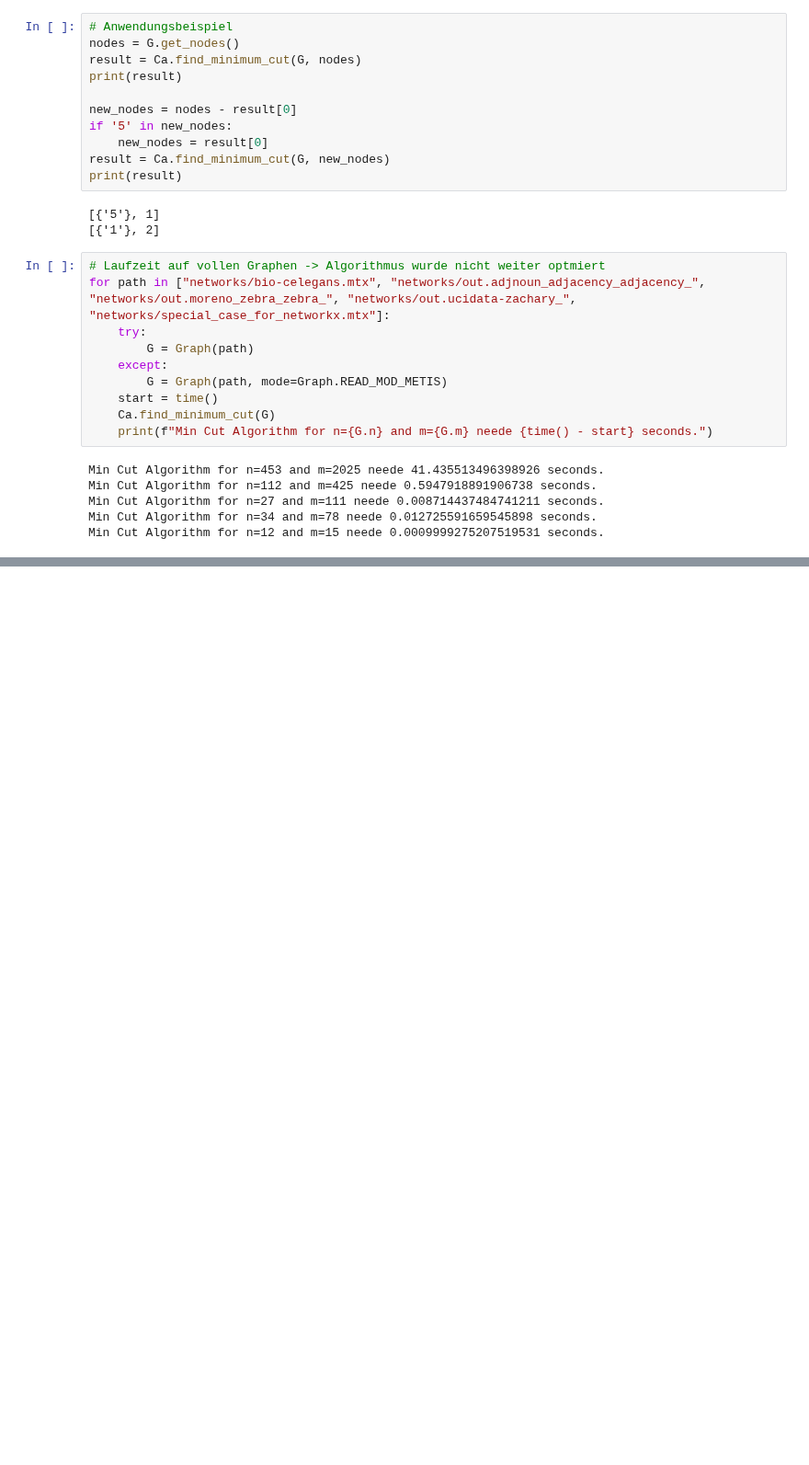
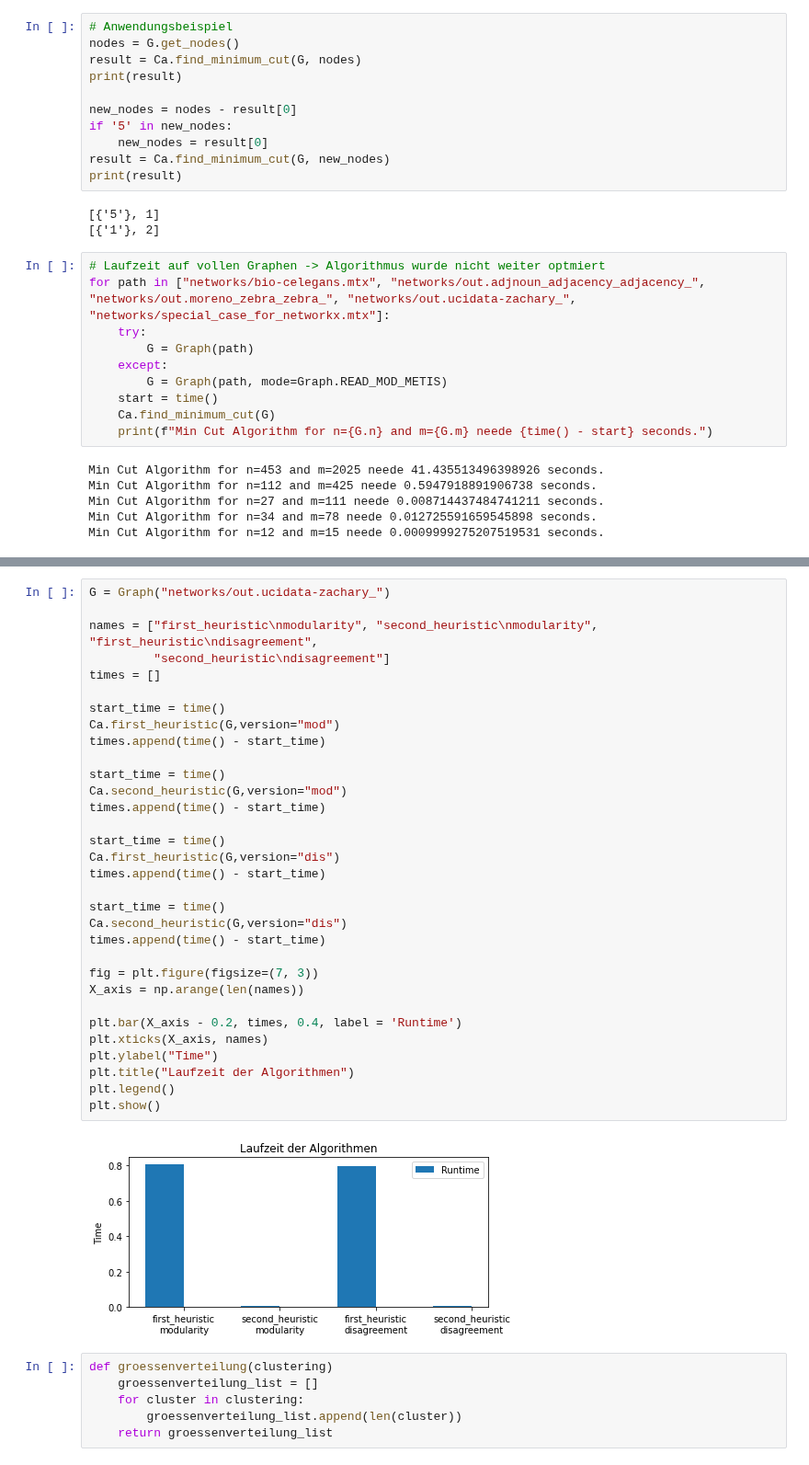
Before and after one commit to Hanno1/AlgorithmischeNetzwerkanalyseLAB, a Jupyter notebook: persentation_task5.ipynb, the cells around one changed output, grey strips where cells are left out. Shown at 92% size. Drawn from its saved outputs; the diff is of its cells as text; blank space fills up the shorter version.

```diff
--- a/persentation_task5.ipynb
+++ b/persentation_task5.ipynb
@@ -66,0 +103,40 @@ Min Cut Algorithm for n=12 and m=15 neede 0.0009999275207519531 seconds.
+# %%
+G = Graph("networks/out.ucidata-zachary_")
+
+names = ["first_heuristic\nmodularity", "second_heuristic\nmodularity", "first_heuristic\ndisagreement",
+         "second_heuristic\ndisagreement"]
+times = []
+
+start_time = time()
+Ca.first_heuristic(G,version="mod")
+times.append(time() - start_time)
+
+start_time = time()
+Ca.second_heuristic(G,version="mod")
+times.append(time() - start_time)
+
+start_time = time()
+Ca.first_heuristic(G,version="dis")
+times.append(time() - start_time)
+
+start_time = time()
+Ca.second_heuristic(G,version="dis")
+times.append(time() - start_time)
+
+fig = plt.figure(figsize=(7, 3))
+X_axis = np.arange(len(names))
+
+plt.bar(X_axis - 0.2, times, 0.4, label = 'Runtime')
+plt.xticks(X_axis, names)
+plt.ylabel("Time")
+plt.title("Laufzeit der Algorithmen")
+plt.legend()
+plt.show()
+# %% [output]
+[figure, added]
+# %%
+def groessenverteilung(clustering)
+    groessenverteilung_list = []
+    for cluster in clustering:
+        groessenverteilung_list.append(len(cluster))
+    return groessenverteilung_list
```
Also changed, not shown: parts of 7 cells of this notebook, 10 other files.
